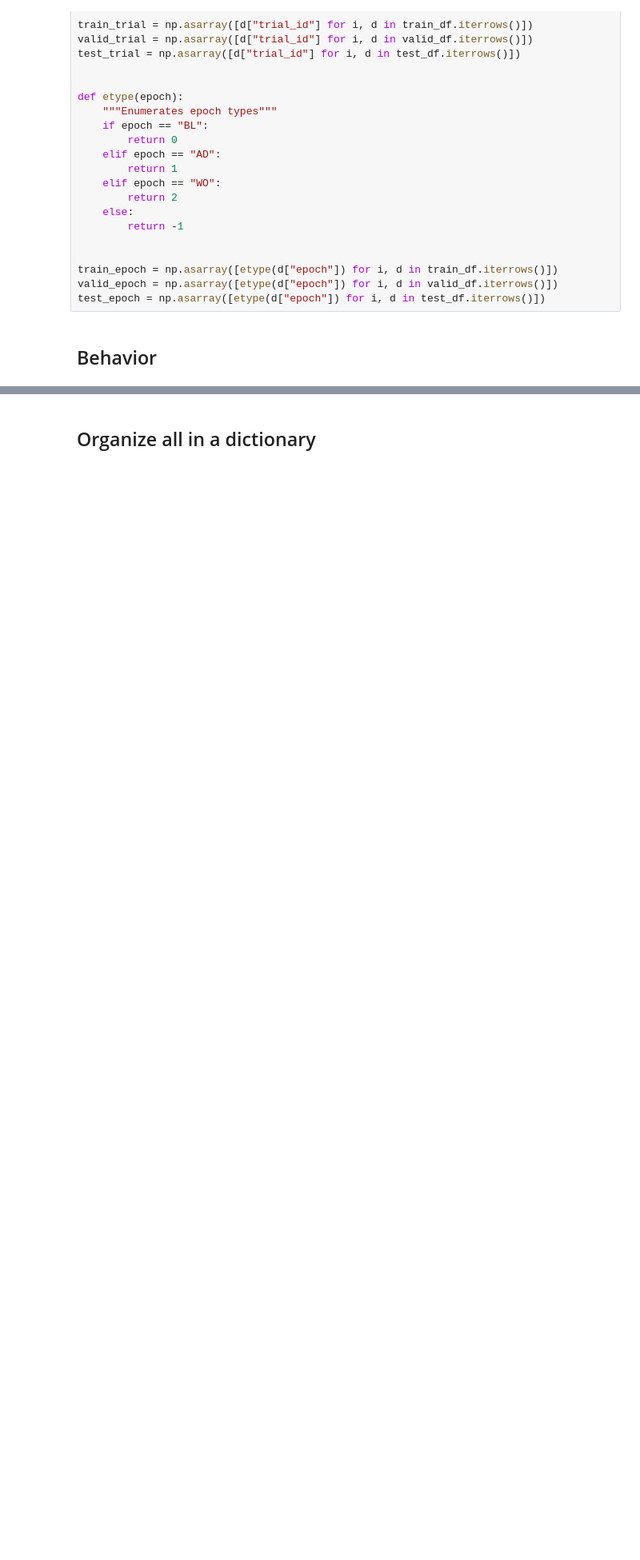
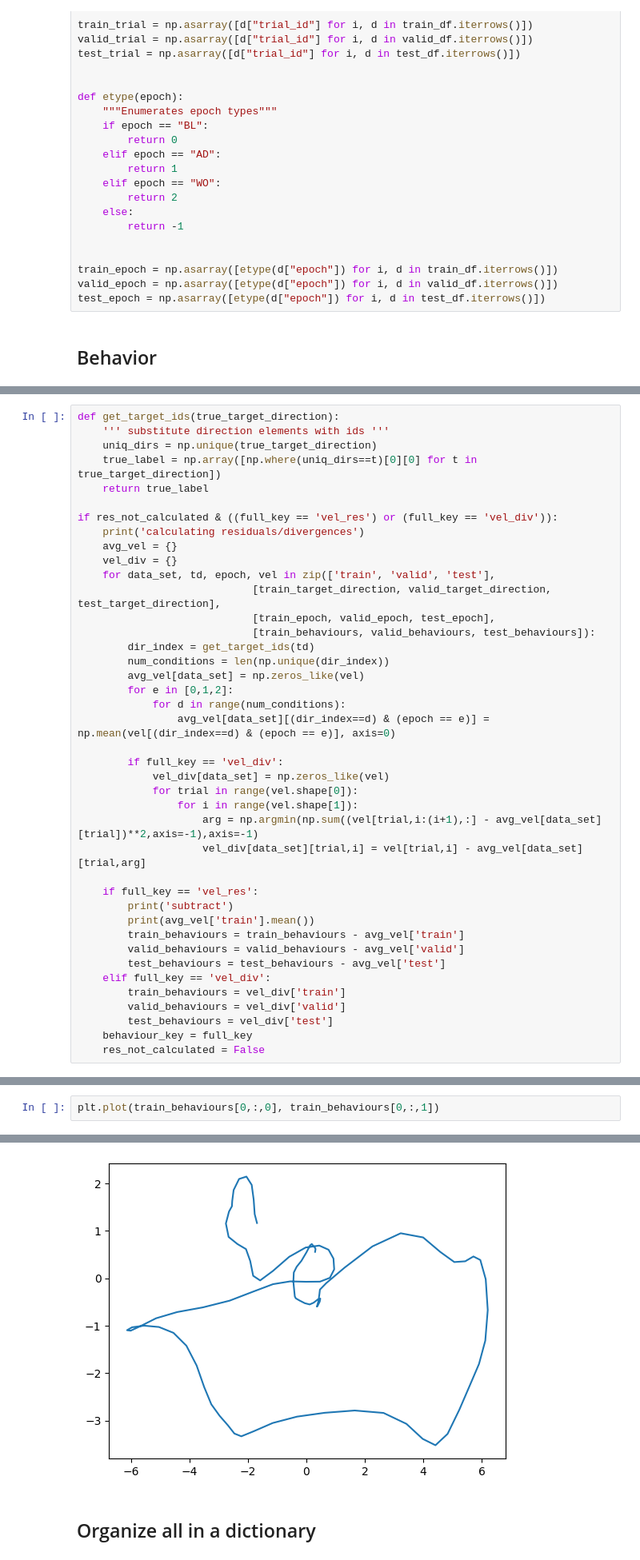
Before and after one commit to NinelK/BAND-torch, a Jupyter notebook: notebooks/pre/extract-matt_data.ipynb, the cells around one changed output, grey strips where cells are left out. Shown at 80% size. Drawn from its saved outputs; the diff is of its cells as text; blank space fills up the shorter version.

Commit message:
add residual datasets

```diff
--- a/notebooks/pre/extract-matt_data.ipynb
+++ b/notebooks/pre/extract-matt_data.ipynb
@@ -455,0 +541,41 @@ train_behaviours.shape, valid_behaviours.shape, test_behaviours.shape
+# %%
+def get_target_ids(true_target_direction):
+    ''' substitute direction elements with ids '''
+    uniq_dirs = np.unique(true_target_direction)
+    true_label = np.array([np.where(uniq_dirs==t)[0][0] for t in true_target_direction])
+    return true_label
+
+if res_not_calculated & ((full_key == 'vel_res') or (full_key == 'vel_div')):
+    print('calculating residuals/divergences')
+    avg_vel = {}
+    vel_div = {}
+    for data_set, td, epoch, vel in zip(['train', 'valid', 'test'],
+                            [train_target_direction, valid_target_direction, test_target_direction],
+                            [train_epoch, valid_epoch, test_epoch],
+                            [train_behaviours, valid_behaviours, test_behaviours]):
+        dir_index = get_target_ids(td)
+        num_conditions = len(np.unique(dir_index))
+        avg_vel[data_set] = np.zeros_like(vel)
+        for e in [0,1,2]:
+            for d in range(num_conditions):
+                avg_vel[data_set][(dir_index==d) & (epoch == e)] = np.mean(vel[(dir_index==d) & (epoch == e)], axis=0)
+
+        if full_key == 'vel_div':
+            vel_div[data_set] = np.zeros_like(vel)
+            for trial in range(vel.shape[0]):
+                for i in range(vel.shape[1]):
+                    arg = np.argmin(np.sum((vel[trial,i:(i+1),:] - avg_vel[data_set][trial])**2,axis=-1),axis=-1)
+                    vel_div[data_set][trial,i] = vel[trial,i] - avg_vel[data_set][trial,arg]
+
+    if full_key == 'vel_res':
+        print('subtract')
+        print(avg_vel['train'].mean())
+        train_behaviours = train_behaviours - avg_vel['train']
+        valid_behaviours = valid_behaviours - avg_vel['valid']
+        test_behaviours = test_behaviours - avg_vel['test']
+    elif full_key == 'vel_div':
+        train_behaviours = vel_div['train']
+        valid_behaviours = vel_div['valid']
+        test_behaviours = vel_div['test']
+    behaviour_key = full_key
+    res_not_calculated = False
@@ -455,0 +586,3 @@ train_behaviours.shape, valid_behaviours.shape, test_behaviours.shape
+# %%
+plt.plot(train_behaviours[0,:,0], train_behaviours[0,:,1])
+# %% [output]
@@ -456,3 +590,4 @@ train_behaviours.shape, valid_behaviours.shape, test_behaviours.shape
+[figure, added]
 # %% [markdown]
 ## Organize all in a dictionary
 # %%
```
Also changed, not shown: parts of 21 cells of this notebook.
